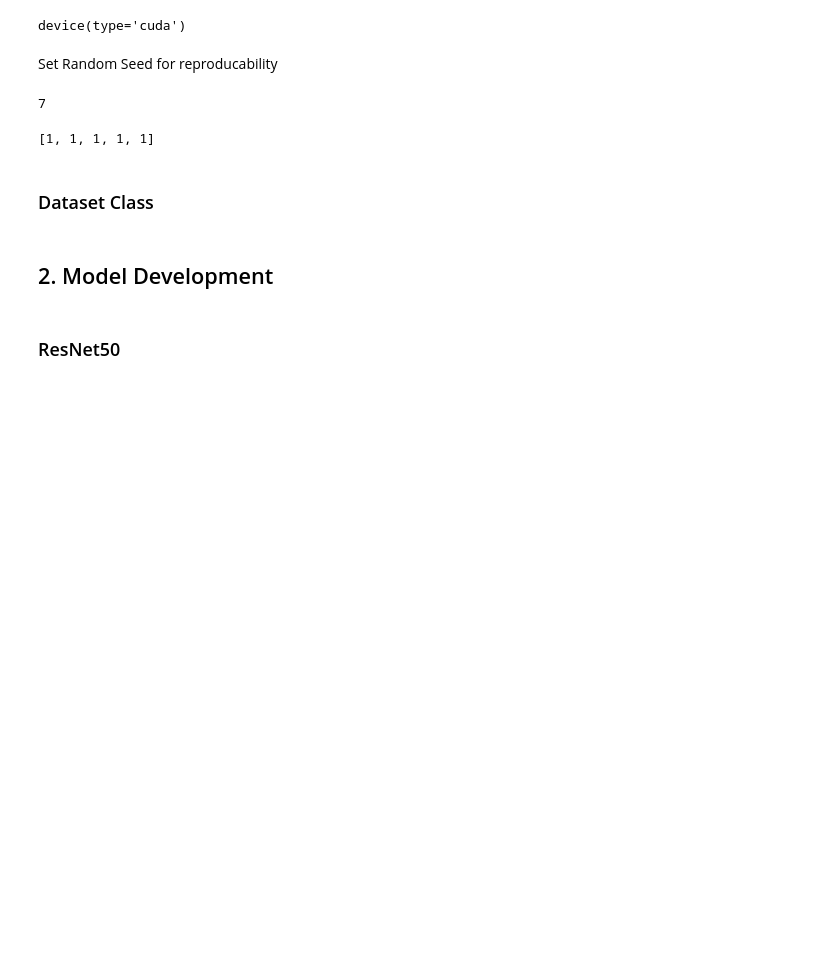
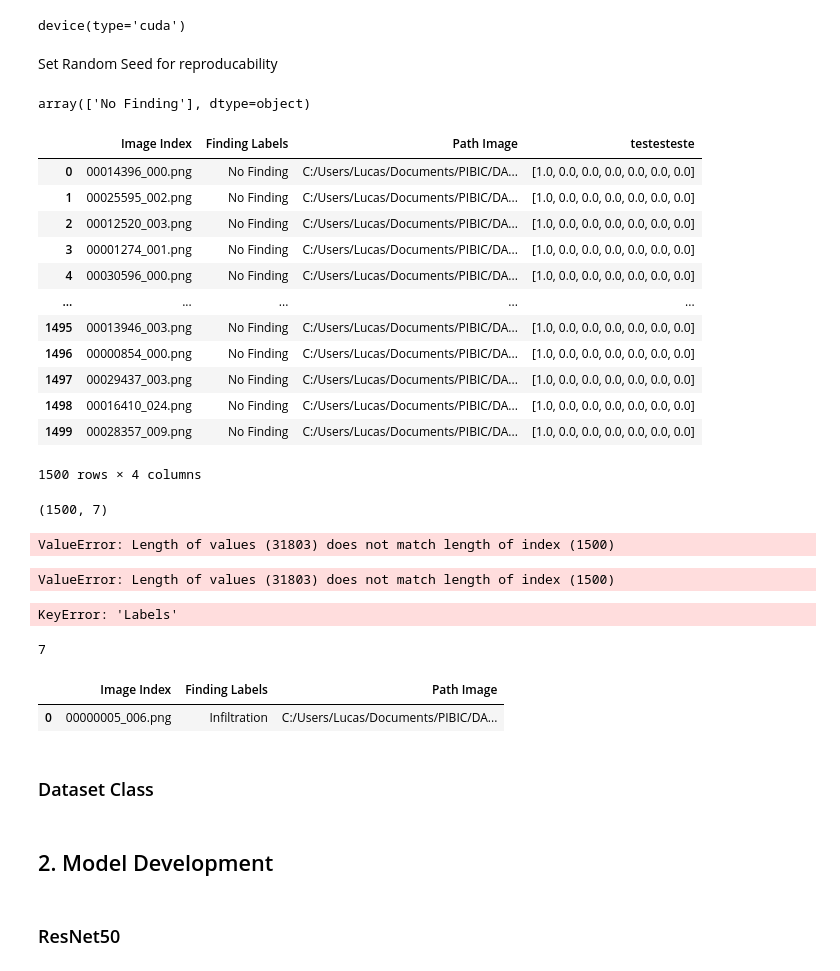
Before and after one commit to LucasLessa1/PIBIC, a Jupyter notebook: NIH-CHEST_model_torch.ipynb, the cells around one changed output. Drawn from its saved outputs; the diff is of its cells as text; code cells hidden in the pictures; blank space fills up the shorter version.

Commit message:
Problem: the datasets not have all the labels

```diff
--- a/NIH-CHEST_model_torch.ipynb
+++ b/NIH-CHEST_model_torch.ipynb
@@ -50,10 +50,66 @@ valid_df = pd.read_csv('C:/Users/Lucas/Documents/PIBIC/DATASET/NIH-CHEST/valid_d
 train_df = train_df[['Image Index', 'Finding Labels', 'Path Image']]
 test_df = test_df[['Image Index', 'Finding Labels', 'Path Image']]
 valid_df = valid_df[['Image Index', 'Finding Labels', 'Path Image']]
+# %%
+valid_df['Finding Labels'].unique()
+# %% [output]
+array(['No Finding'], dtype=object)
+# %%
+df = valid_df
+
+binary_labels = np.zeros((len(df), 7))
+for i, row_label in enumerate(df['Finding Labels']):
+    for j, label in enumerate(labels):
+        if label == row_label:
+            binary_labels[i][j] = 1
+
+
+df['testesteste'] = list(binary_labels)
+df
+# %% [output]
+|  | Image Index | Finding Labels | Path Image | testesteste |
+| 0 | 00014396_000.png | No Finding | C:/Users/Lucas/Documents/PIBIC/DA... | [1.0, 0.0, 0.0, 0.0, 0.0, 0.0, 0.0] |
+| 1 | 00025595_002.png | No Finding | C:/Users/Lucas/Documents/PIBIC/DA... | [1.0, 0.0, 0.0, 0.0, 0.0, 0.0, 0.0] |
+| 2 | 00012520_003.png | No Finding | C:/Users/Lucas/Documents/PIBIC/DA... | [1.0, 0.0, 0.0, 0.0, 0.0, 0.0, 0.0] |
+| 3 | 00001274_001.png | No Finding | C:/Users/Lucas/Documents/PIBIC/DA... | [1.0, 0.0, 0.0, 0.0, 0.0, 0.0, 0.0] |
+| 4 | 00030596_000.png | No Finding | C:/Users/Lucas/Documents/PIBIC/DA... | [1.0, 0.0, 0.0, 0.0, 0.0, 0.0, 0.0] |
+| ... | ... | ... | ... | ... |
+| 1495 | 00013946_003.png | No Finding | C:/Users/Lucas/Documents/PIBIC/DA... | [1.0, 0.0, 0.0, 0.0, 0.0, 0.0, 0.0] |
+| 1496 | 00000854_000.png | No Finding | C:/Users/Lucas/Documents/PIBIC/DA... | [1.0, 0.0, 0.0, 0.0, 0.0, 0.0, 0.0] |
+| 1497 | 00029437_003.png | No Finding | C:/Users/Lucas/Documents/PIBIC/DA... | [1.0, 0.0, 0.0, 0.0, 0.0, 0.0, 0.0] |
+| 1498 | 00016410_024.png | No Finding | C:/Users/Lucas/Documents/PIBIC/DA... | [1.0, 0.0, 0.0, 0.0, 0.0, 0.0, 0.0] |
+| 1499 | 00028357_009.png | No Finding | C:/Users/Lucas/Documents/PIBIC/DA... | [1.0, 0.0, 0.0, 0.0, 0.0, 0.0, 0.0] |
+1500 rows × 4 columns
+# %%
+binary_labels.shape
+# %% [output]
+(1500, 7)
+# %%
+# Assuming df is your DataFrame and "Finding Labels" is your column with the labels
+def labels_to_binary(df, labels_column, unique_labels):
+    binary_labels = np.zeros((len(df), len(unique_labels)))
+    for i, row_label in enumerate(df[labels_column]):
+        for j, label in enumerate(unique_labels):
+            if label == row_label:
+                binary_labels[i][j] = 1
+    return binary_labels
+
+labels = ['No Finding', 'Infiltration', 'Atelectasis', 'Effusion', 'Nodule', 'Pneumothorax', 'Mass']
+valid_df['Labels'] = list(labels_to_binary(train_df, 'Finding Labels', labels))
+# %% [output]
+ValueError: Length of values (31803) does not match length of index (1500)
+# %%
+train_df['Labels'] = list(labels_to_binary(train_df, 'Finding Labels', labels))
+test_df['Labels'] = list(labels_to_binary(test_df, 'Finding Labels', labels))
+valid_df['Labels'] = list(labels_to_binary(train_df, 'Finding Labels', labels))
+# %% [output]
+ValueError: Length of values (31803) does not match length of index (1500)
 # %%
-train_path, train_label = list(train_df['Path Image']), list(train_df['Finding Labels'])
-test_path, test_label = list(test_df['Path Image']), list(test_df['Finding Labels'])
-valid_path, valid_label = list(valid_df['Path Image']), list(valid_df['Finding Labels'])
+train_path, train_label = list(train_df['Path Image']), list(train_df['Labels'])
+test_path, test_label = list(test_df['Path Image']), list(test_df['Labels'])
+valid_path, valid_label = list(valid_df['Path Image']), list(valid_df['Labels'])
+# %% [output]
+KeyError: 'Labels'
 # %%
 len(['No Finding', 'Infiltration', 'Atelectasis', 'Effusion', 'Nodule', 'Pneumothorax', 'Mass'])
 # %% [output]
@@ -69,10 +125,11 @@ label_to_number = {label: i for i, label in enumerate(labels)}
 train_label = [label_to_number[label] for label in train_label]
 test_label = [label_to_number[label] for label in test_label]
 valid_label = [label_to_number[label] for label in valid_label]
-# %%
-train_label[:5]
-# %% [output]
-[1, 1, 1, 1, 1]
+# %%
+train_df.head(1)
+# %% [output]
+|  | Image Index | Finding Labels | Path Image |
+| 0 | 00000005_006.png | Infiltration | C:/Users/Lucas/Documents/PIBIC/DA... |
 # %% [markdown]
 ### Dataset Class
 # %%
```
Also changed, not shown: parts of 14 cells of this notebook.
